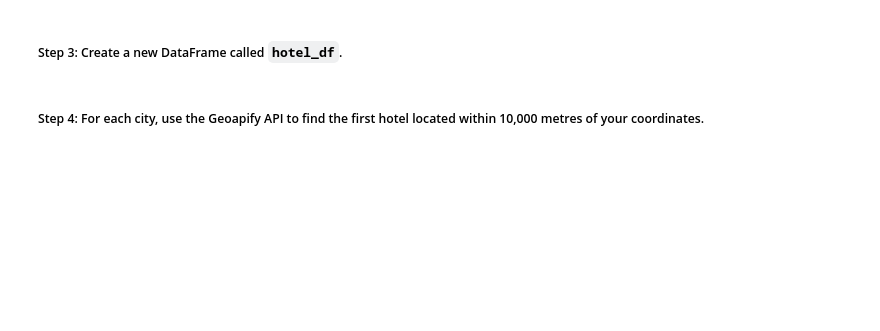
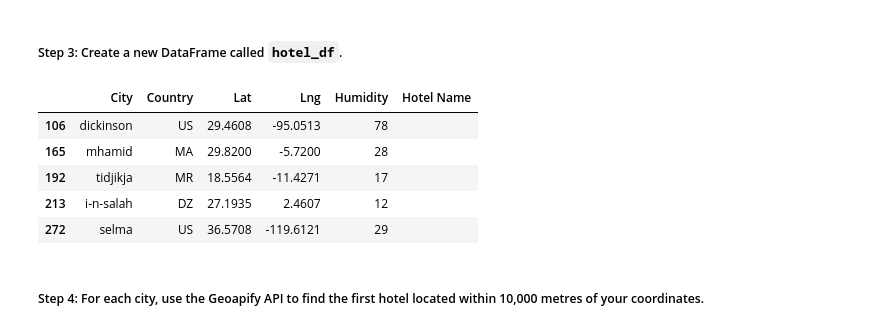
Before and after one commit to sallyca530/Python-API-Challenge, a Jupyter notebook: WeatherPy_main/VacationPymain.ipynb, the cells around one changed output. Drawn from its saved outputs; the diff is of its cells as text; code cells hidden in the pictures; blank space fills up the shorter version.

Commit message:
through hotel_df creation

```diff
--- a/WeatherPy_main/VacationPymain.ipynb
+++ b/WeatherPy_main/VacationPymain.ipynb
@@ -63,13 +81,20 @@ map_plot_1
 ##### Step 3: Create a new DataFrame called `hotel_df`.
 # %%
 # Use the Pandas copy function to create DataFrame called hotel_df to store the city, country, coordinates, and humidity
-# YOUR CODE HERE
+hotel_df = pd.DataFrame(city_ideal_df, columns = ["City", "Country", "Lat", "Lng", "Humidity", "Hotel Name"])
 
 # Add an empty column, "Hotel Name," to the DataFrame so you can store the hotel found using the Geoapify API
-# YOUR CODE HERE
+hotel_df["Hotel Name"] = ""
 
 # Display sample data
-# YOUR CODE HERE
+hotel_df.head()
+# %% [output]
+|  | City | Country | Lat | Lng | Humidity | Hotel Name |
+| 106 | dickinson | US | 29.4608 | -95.0513 | 78 |  |
+| 165 | mhamid | MA | 29.8200 | -5.7200 | 28 |  |
+| 192 | tidjikja | MR | 18.5564 | -11.4271 | 17 |  |
+| 213 | i-n-salah | DZ | 27.1935 | 2.4607 | 12 |  |
+| 272 | selma | US | 36.5708 | -119.6121 | 29 |  |
 # %% [markdown]
 ##### Step 4: For each city, use the Geoapify API to find the first hotel located within 10,000 metres of your coordinates.
 # %%
```
Also changed, not shown: parts of 4 cells of this notebook.
